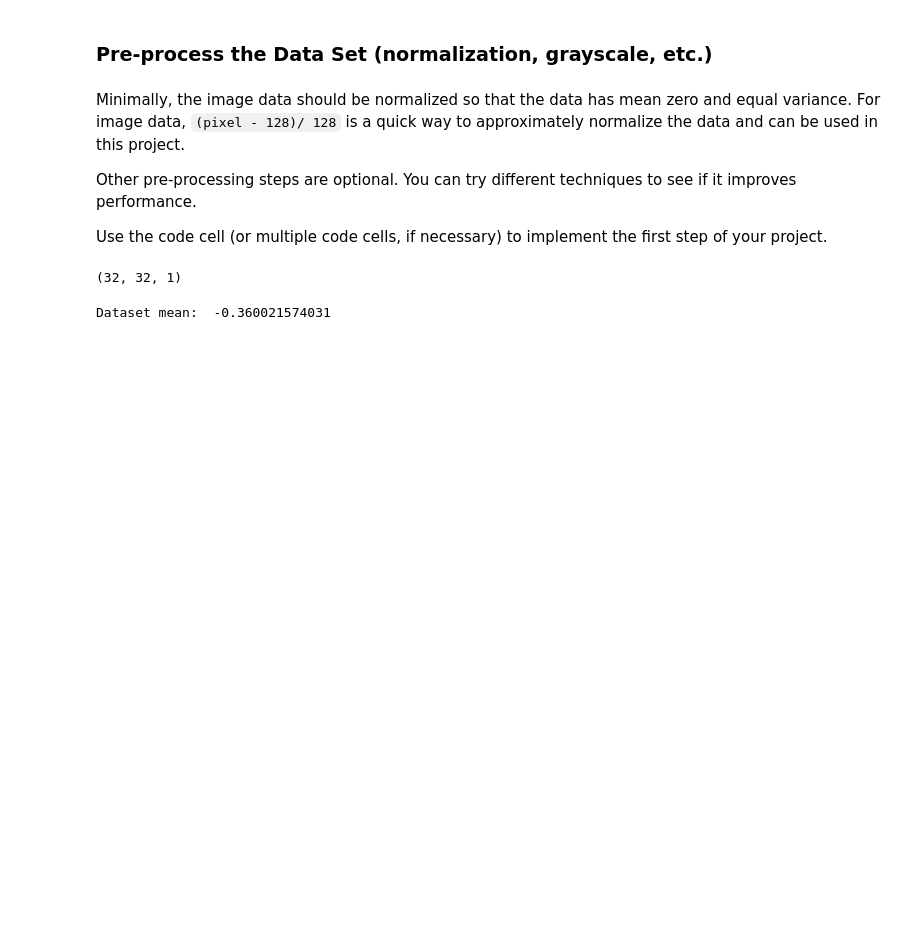
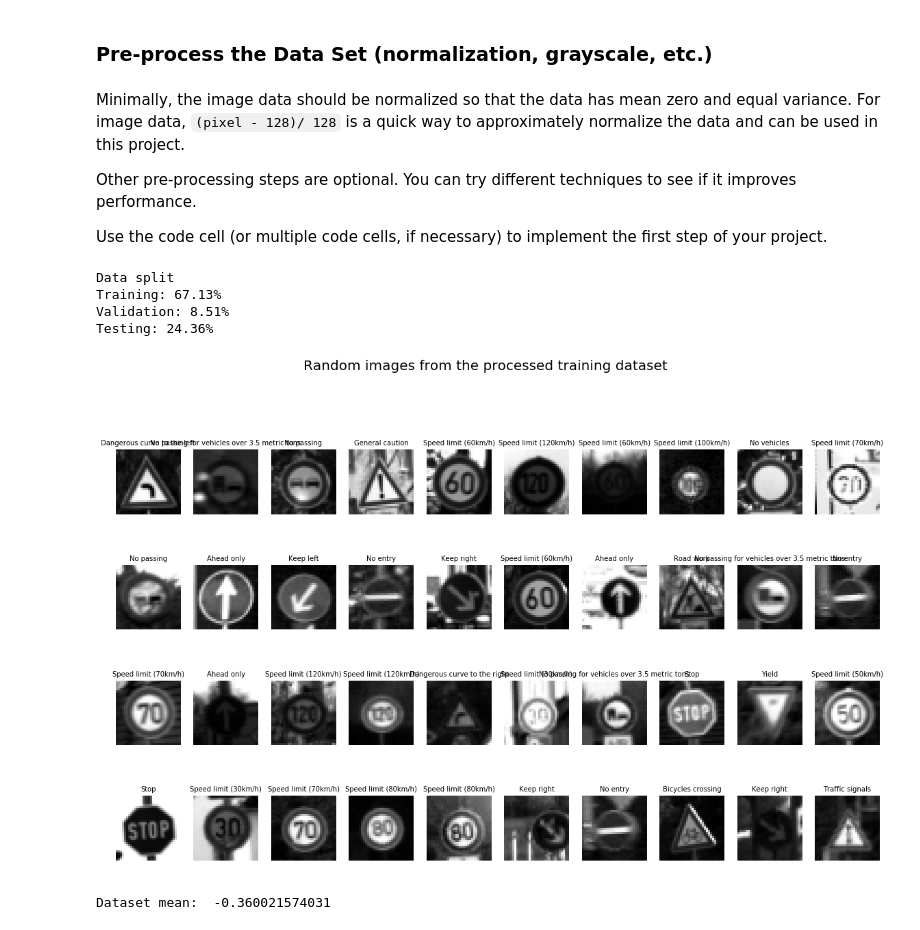
Before and after one commit to Charles-Catta/German-Traffic-Sign-Classifier, a Jupyter notebook: Traffic_Sign_Classifier.ipynb, the cells around one changed output. Cells and saved outputs as stored; diff of their text form; code cells hidden in the pictures; blank space fills up the shorter version.

```diff
--- a/Traffic_Sign_Classifier.ipynb
+++ b/Traffic_Sign_Classifier.ipynb
@@ -177,31 +205,32 @@ import numpy as np
-# %%
-import cv2
-
-# np reshape to make sure our images are (32, 32, 1) arrays
-def gray(dataset):
-    size = len(dataset)
-    grays = np.zeros(shape=(size, 32, 32))
-    for idx in range(size):
-        grays[idx] = cv2.cvtColor(dataset[idx], cv2.COLOR_RGB2GRAY)
-    return np.reshape(grays, (-1, 32, 32, 1))
-
-# Grayscale the dataset
-X_train_gray = gray(X_train)
-X_valid_gray = gray(X_valid)
-X_test_gray = gray(X_test)
-
-print(X_train_gray[1].shape)
-plt.imshow(X_train_gray[1])
-plt.axis('off')
-plt.show()
-# %% [output]
-(32, 32, 1)
-# %%
-# Normalize dataset
-X_train_normal = (X_train_gray - 128) / 128
-X_valid_normal = (X_valid_gray - 128) / 128
-X_test_normal = (X_test_gray - 128) / 128
-
-# Shuffle the dataset
-X_train_normal, y_train = shuffle(X_train_normal, y_train)
+# %%
+import cv2
+
+gray = lambda img: cv2.cvtColor(img, cv2.COLOR_RGB2GRAY)
+
+def preprocess(dataset):
+    arr = np.zeros((len(dataset), 32, 32))
+    for i in range(len(dataset)):
+        arr[i] = gray(dataset[i])
+    return (arr - 128) / 128
+
+# Process datasets
+def process_data(train, valid, test):
+    print("Data split")
+    tot = len(train) + len(valid) + len(test)
+    print("Training: {:.2f}%".format(len(train)/tot * 100))
+    print("Validation: {:.2f}%".format(len(valid)/tot * 100))
+    print("Testing: {:.2f}%".format(len(test)/tot * 100))
+
+    return (preprocess(train), preprocess(valid), preprocess(test))
+
+X_train_processed, X_valid_processed, X_test_processed = process_data(X_train, X_valid, X_test)
+
+visualize_dataset(X_train_processed, y_train, 40, grayscale=True, title="Random images from the processed training dataset",
+                  rand=True, size_x=20, size_y=15)
+# %% [output]
+Data split
+Training: 67.13%
+Validation: 8.51%
+Testing: 24.36%
+[figure, added]
 # %%
```
Also changed, not shown: parts of 24 cells of this notebook, 8 other files.
